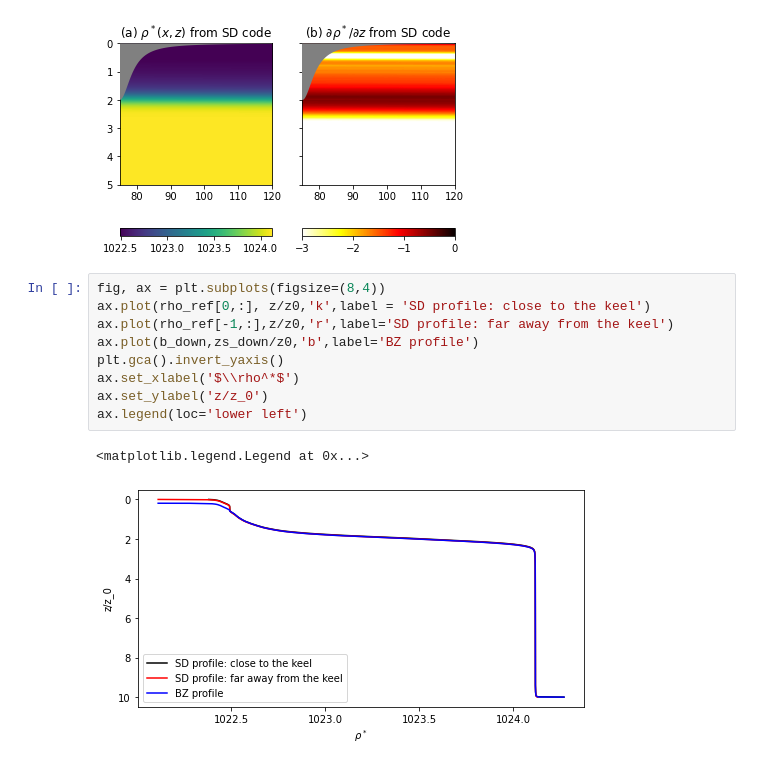
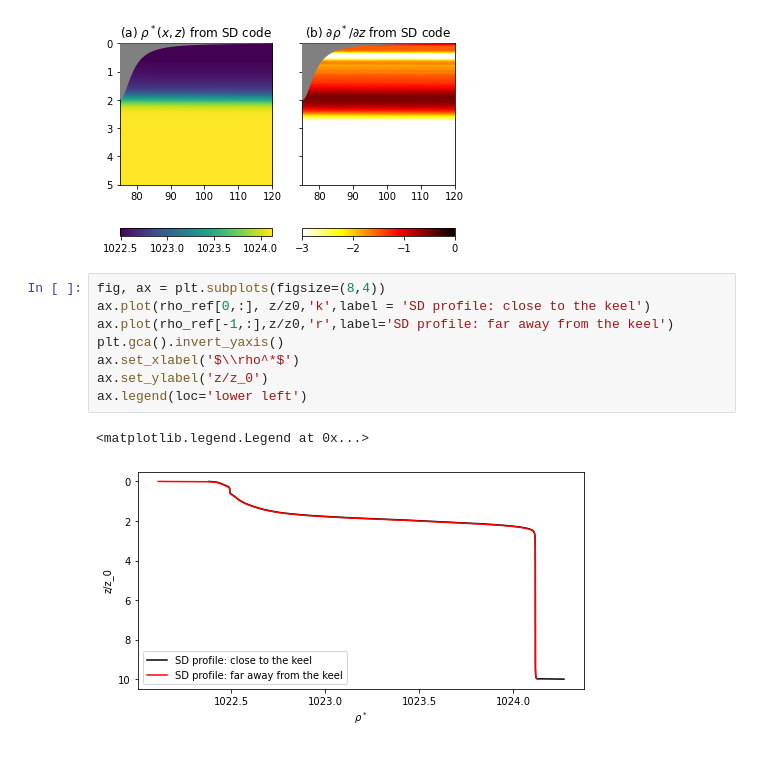
Before and after one commit to bzemskova/IceKeel_BZ, a Jupyter notebook: Mixing_Notebook.ipynb, the cells around one changed output. Drawn from its saved outputs; the diff is of its cells as text.

```diff
--- a/Mixing_Notebook.ipynb
+++ b/Mixing_Notebook.ipynb
@@ -179,12 +183,11 @@ ax2.set_title('(b) $\partial \\rho^*/\partial z$ from SD code');
 # %%
 fig, ax = plt.subplots(figsize=(8,4))
 ax.plot(rho_ref[0,:], z/z0,'k',label = 'SD profile: close to the keel')
 ax.plot(rho_ref[-1,:],z/z0,'r',label='SD profile: far away from the keel')
-ax.plot(b_down,zs_down/z0,'b',label='BZ profile')
 plt.gca().invert_yaxis()
 ax.set_xlabel('$\\rho^*$')
 ax.set_ylabel('z/z_0')
 ax.legend(loc='lower left')
 # %% [output]
 <matplotlib.legend.Legend at 0x...>
-[figure, old version]
+[figure, new version]
```
Also changed, not shown: parts of 5 cells of this notebook.
